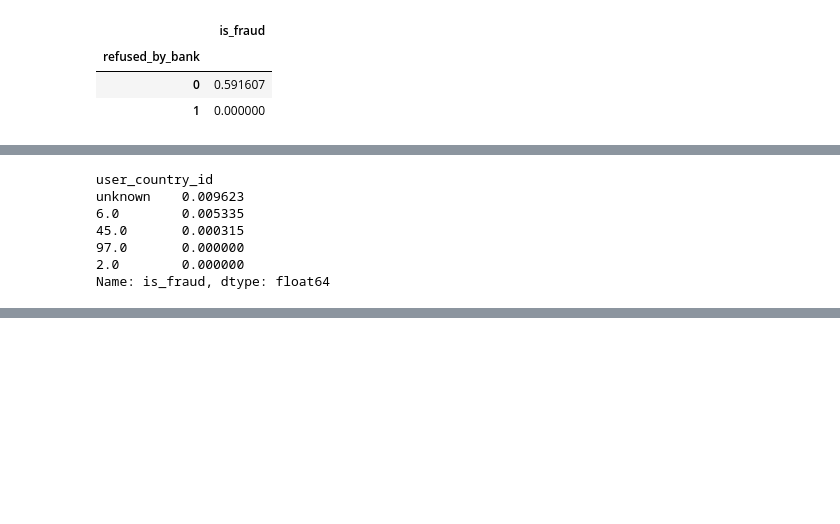
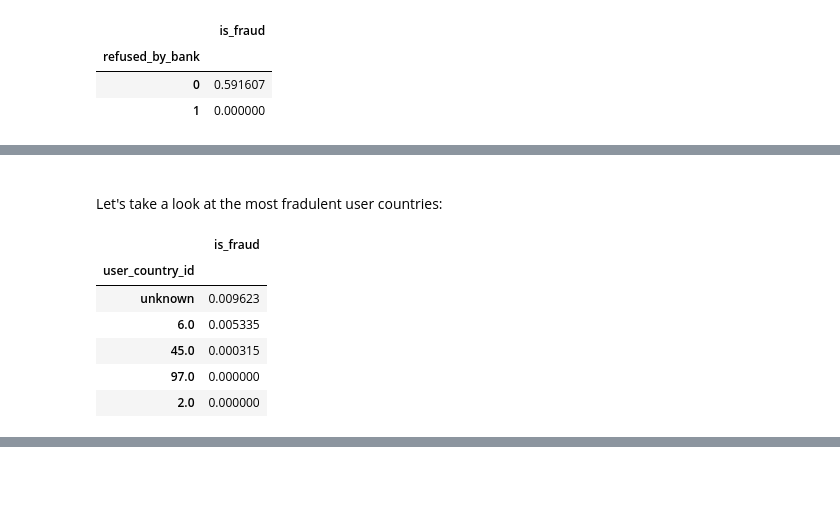
Before and after one commit to ssantic/Adyen-Homework, a Jupyter notebook: SupervisedChallenge__283_29.ipynb, the cells around one changed output, grey strips where cells are left out. Cells and saved outputs as stored; diff of their text form; code cells hidden in the pictures; blank space fills up the shorter version.

```diff
--- a/SupervisedChallenge__283_29.ipynb
+++ b/SupervisedChallenge__283_29.ipynb
@@ -252,13 +253,16 @@ df.groupby('bank_country_id')['is_fraud'].describe().sort_values(by='mean', asce
+# %% [markdown]
+<br>
+Let's take a look at the most fradulent user countries:
 # %%
 # Top 5 fradulent user countries
 df['user_country_id'] = df['user_country_id'].apply(lambda x: str(x))
 df['user_country_id'] = df['user_country_id'].str.replace('nan', 'unknown')
-df.groupby('user_country_id')['is_fraud'].mean().sort_values(ascending=False)[0:5]
+pd.DataFrame(df.groupby('user_country_id')['is_fraud'].mean().sort_values(ascending=False)[0:5])
 # %% [output]
-user_country_id
-unknown    0.009623
-6.0        0.005335
-45.0       0.000315
-97.0       0.000000
-2.0        0.000000
-Name: is_fraud, dtype: float64
+|  | is_fraud |
+| user_country_id |  |
+| unknown | 0.009623 |
+| 6.0 | 0.005335 |
+| 45.0 | 0.000315 |
+| 97.0 | 0.000000 |
+| 2.0 | 0.000000 |
```
Also changed, not shown: parts of 12 cells of this notebook.
